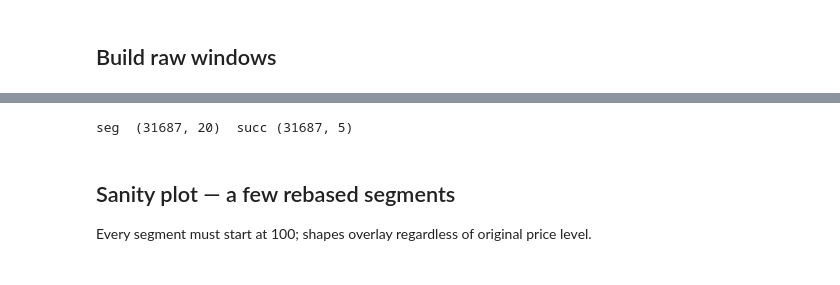
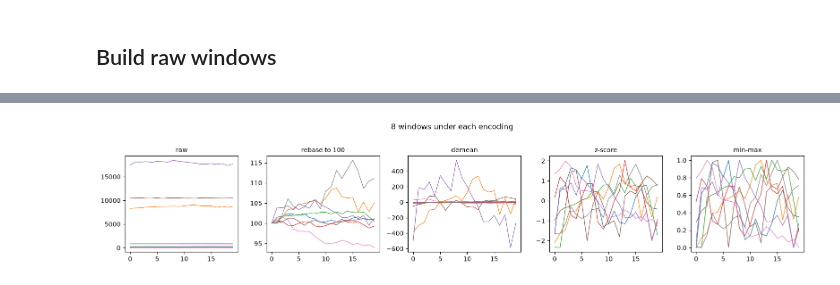
Before and after one commit to marcdumon/investalyze, a Jupyter notebook: notebooks/3_segment_explore.ipynb, the cells around one changed output, grey strips where cells are left out. Drawn from its saved outputs; the diff is of its cells as text; code cells hidden in the pictures.

```diff
--- a/notebooks/3_segment_explore.ipynb
+++ b/notebooks/3_segment_explore.ipynb
@@ -76,10 +85,23 @@ then split each row at `SEGMENT_LENGTH` into segment / successor.
 # %%
-R = encodings.rebase_to_100(W)
-seg, succ = R[:, :SEGMENT_LENGTH], R[:, SEGMENT_LENGTH:]
-print('seg ', seg.shape, ' succ', succ.shape)
+# same sample of windows under each encoding, side by side
+methods = {
+    'raw': lambda M: M,
+    'rebase to 100': encodings.rebase_to_100,
+    'demean': encodings.demean,
+    'z-score': encodings.zscore,
+    'min-max': encodings.minmax,
+}
+
+rng = np.random.default_rng(0)
+sample = W[rng.choice(len(W), size=min(8, len(W)), replace=False)]
+
+fig, axes = plt.subplots(1, len(methods), figsize=(3.2 * len(methods), 3.2))
+for ax, (name, fn) in zip(axes, methods.items()):
+    for row in fn(sample):
+        ax.plot(row, lw=0.9)
+    ax.set_title(name, fontsize=10)
+fig.suptitle(f'{len(sample)} windows under each encoding', y=1.02)
+plt.tight_layout()
+plt.show()
 # %% [output]
-seg  (31687, 20)  succ (31687, 5)
+[figure, added]
-# %% [markdown]
-## Sanity plot — a few rebased segments
-
-Every segment must start at 100; shapes overlay regardless of original price level.
```
Also changed, not shown: parts of 7 cells of this notebook.
